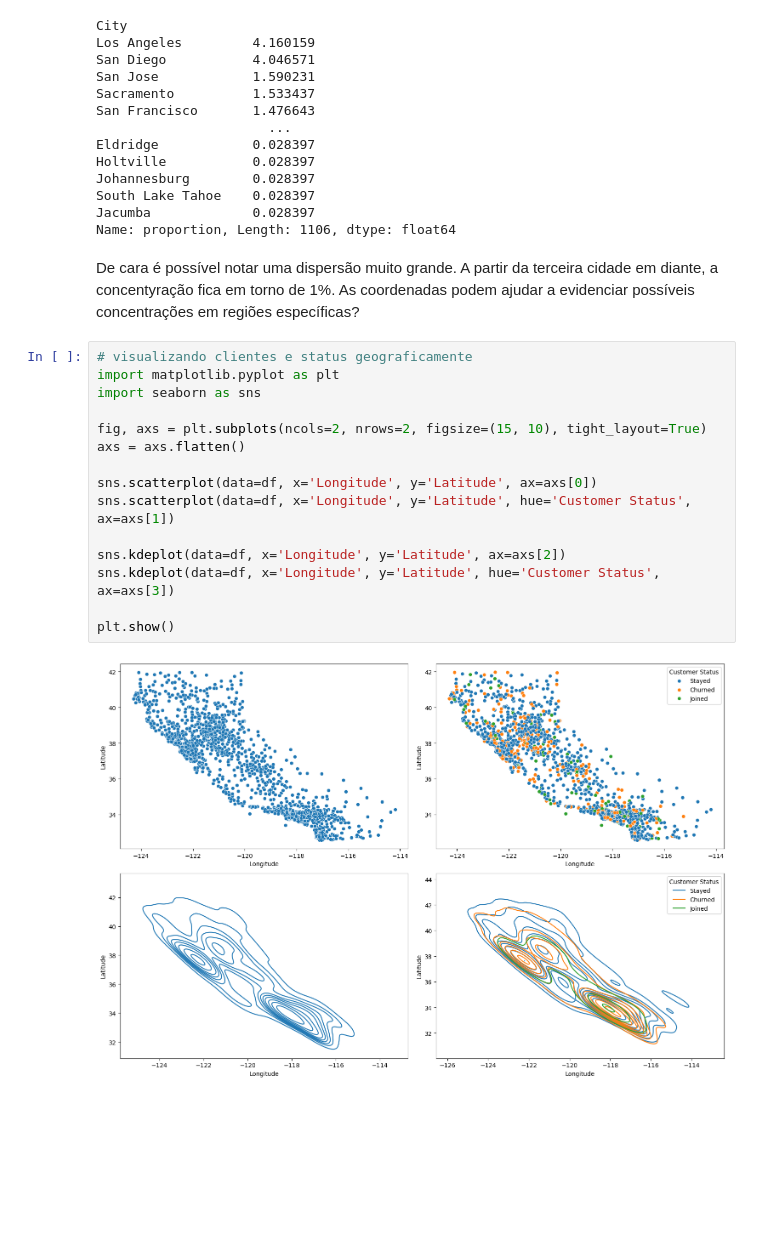
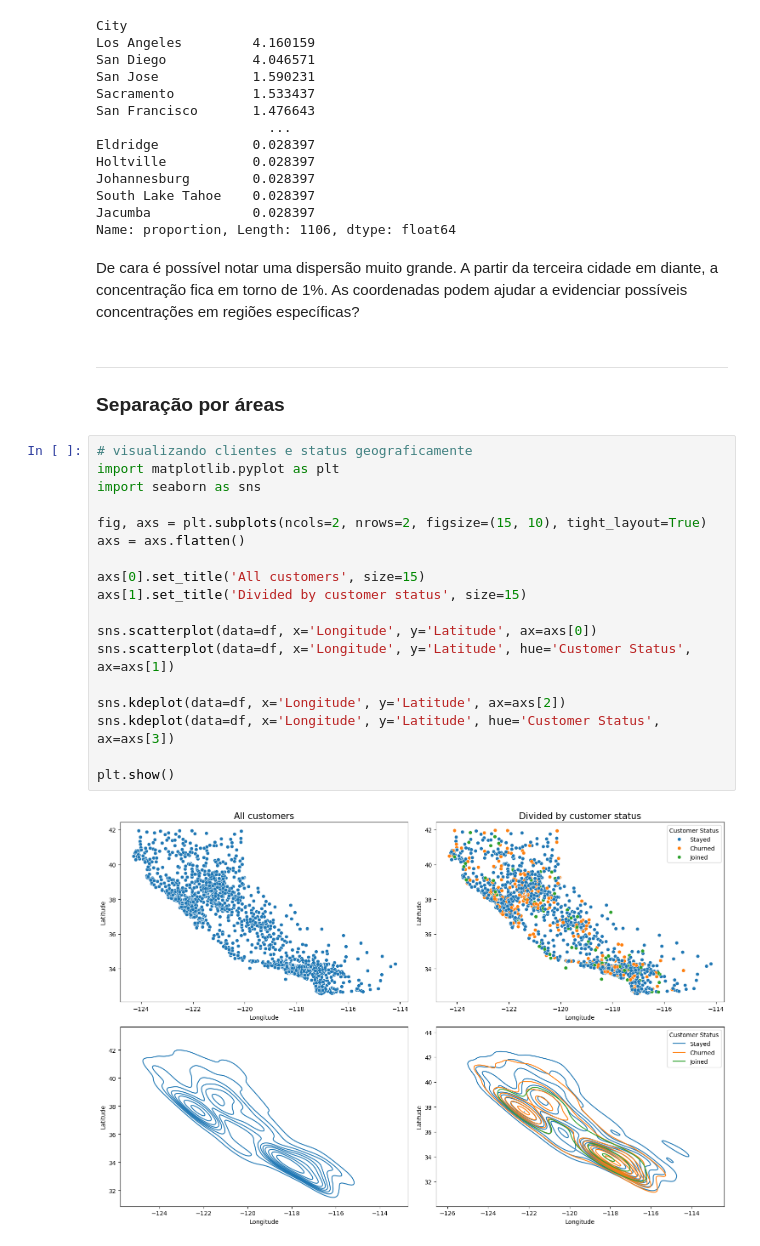
Before and after one commit to l-tiezerin/mentoria_dados, a Jupyter notebook: notebooks/02_city_analysis.ipynb, the cells around one changed output. Cells and saved outputs as stored; diff of their text form; blank space fills up the shorter version.

```diff
--- a/notebooks/02_city_analysis.ipynb
+++ b/notebooks/02_city_analysis.ipynb
@@ -44,21 +47,27 @@ South Lake Tahoe    0.028397
 Jacumba             0.028397
 Name: proportion, Length: 1106, dtype: float64
 # %% [markdown]
-De cara é possível notar uma dispersão muito grande. A partir da terceira cidade em diante, a concentyração fica em torno de 1%. As coordenadas podem ajudar a evidenciar possíveis concentrações em regiões específicas?
+De cara é possível notar uma dispersão muito grande. A partir da terceira cidade em diante, a concentração fica em torno de 1%. As coordenadas podem ajudar a evidenciar possíveis concentrações em regiões específicas?
+# %% [markdown]
+---
+### Separação por áreas
 # %%
 # visualizando clientes e status geograficamente
 import matplotlib.pyplot as plt
 import seaborn as sns
 
 fig, axs = plt.subplots(ncols=2, nrows=2, figsize=(15, 10), tight_layout=True)
 axs = axs.flatten()
 
+axs[0].set_title('All customers', size=15)
+axs[1].set_title('Divided by customer status', size=15)
+
 sns.scatterplot(data=df, x='Longitude', y='Latitude', ax=axs[0])
 sns.scatterplot(data=df, x='Longitude', y='Latitude', hue='Customer Status', ax=axs[1])
 
 sns.kdeplot(data=df, x='Longitude', y='Latitude', ax=axs[2])
 sns.kdeplot(data=df, x='Longitude', y='Latitude', hue='Customer Status', ax=axs[3])
 
 plt.show()
 # %% [output]
-[figure, old version]
+[figure, new version]
```
Also changed, not shown: parts of 25 cells of this notebook.
